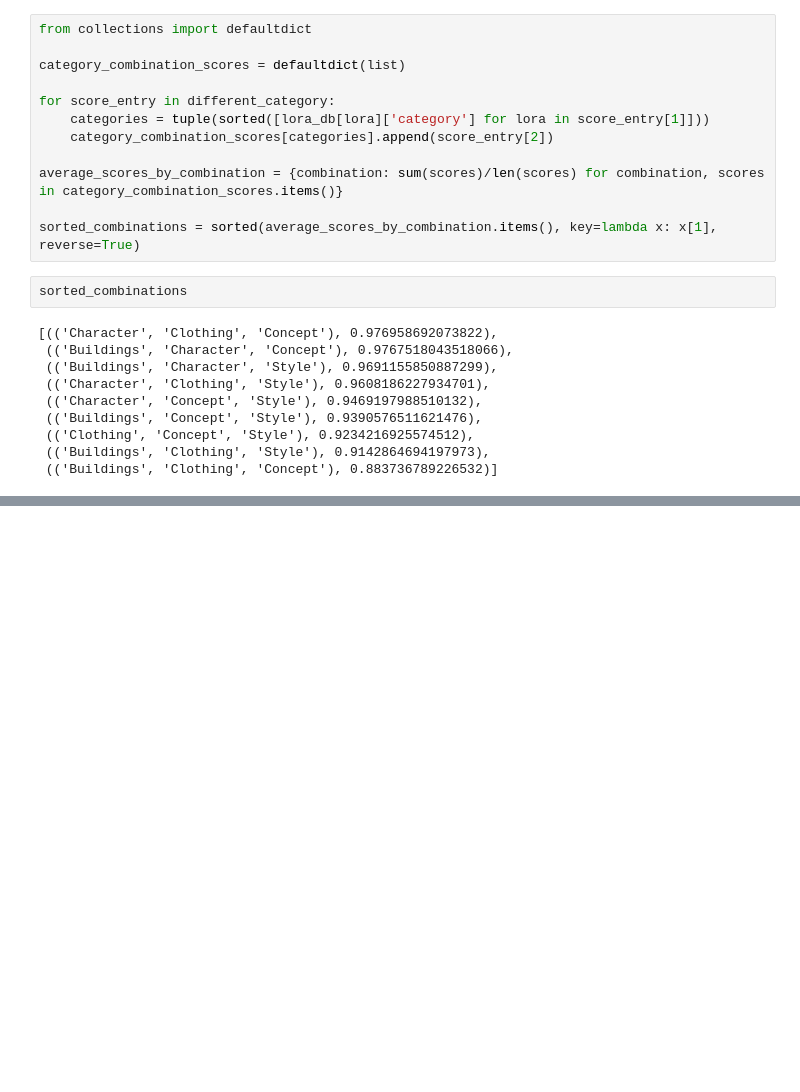
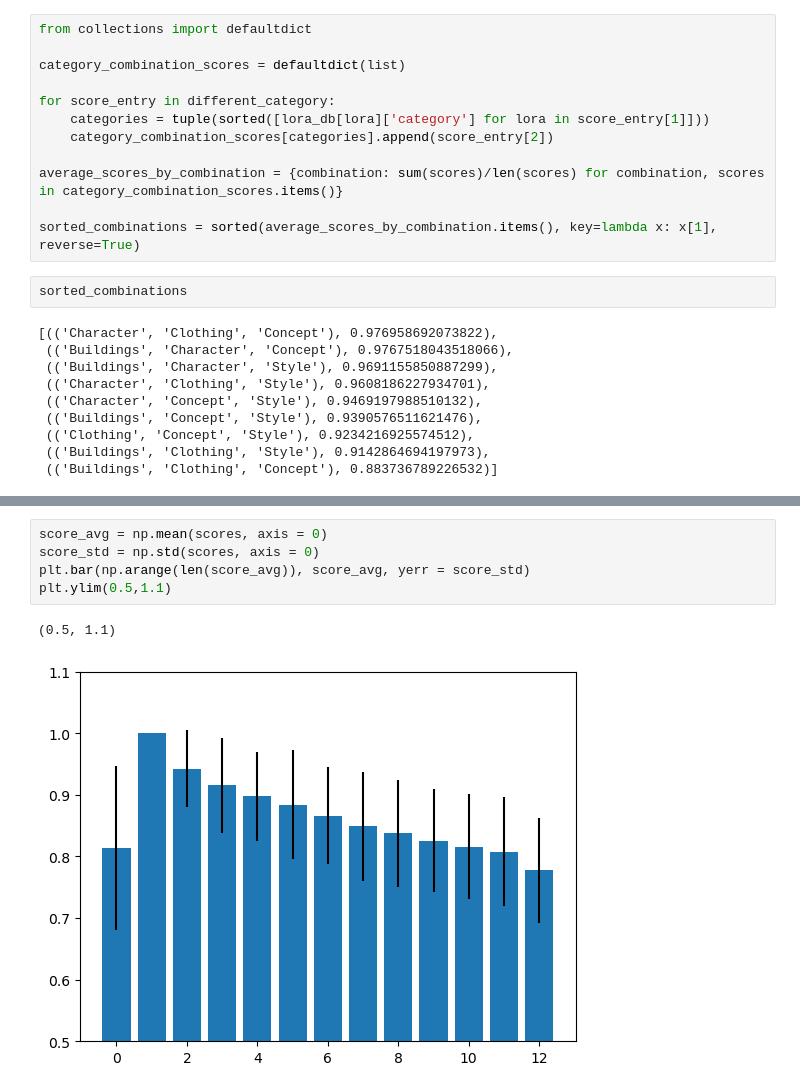
Before and after one commit to PPierzc/loracraft, a Jupyter notebook: score.ipynb, the cells around one changed output, grey strips where cells are left out. Drawn from its saved outputs; the diff is of its cells as text; blank space fills up the shorter version.

```diff
--- a/score.ipynb
+++ b/score.ipynb
@@ -496,0 +562,8 @@ sorted_combinations
+# %%
+score_avg = np.mean(scores, axis = 0)
+score_std = np.std(scores, axis = 0)
+plt.bar(np.arange(len(score_avg)), score_avg, yerr = score_std)
+plt.ylim(0.5,1.1)
+# %% [output]
+(0.5, 1.1)
+[figure, added]
```
Also changed, not shown: parts of 9 cells of this notebook.
